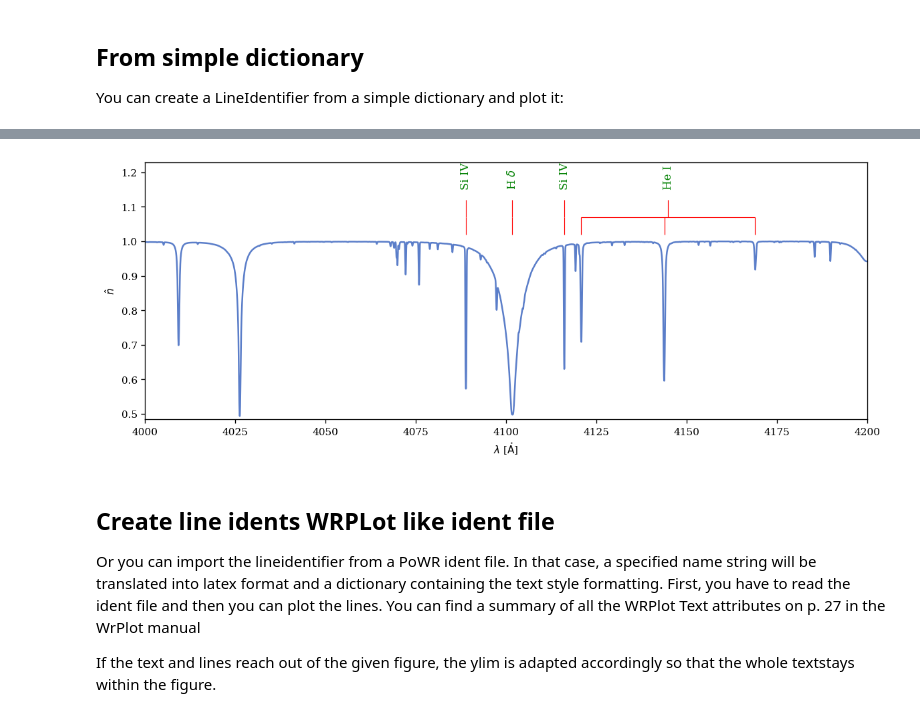
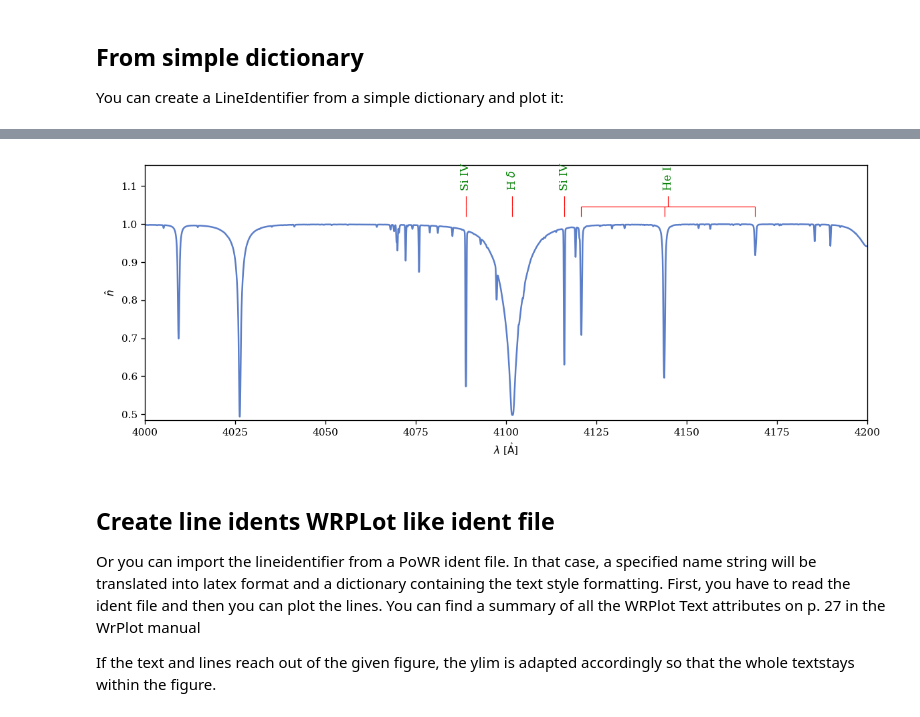
Before and after one commit to eschoesser/spyplotter, a Jupyter notebook: docs/spectrum.ipynb, the cells around one changed output, grey strips where cells are left out. Drawn from its saved outputs; the diff is of its cells as text; code cells hidden in the pictures.

```diff
--- a/docs/spectrum.ipynb
+++ b/docs/spectrum.ipynb
@@ -198,7 +203,7 @@ ax = spectrum_norm.plot(x_unit=u.AA,interval=[4000,4200]);
 line_info = {'He I':[[4120.8,4143.8,4168.97],[4471]],'Si IV':[[4088.8],[4116.1]],'H $\delta$':[4101.7]}
 
 li = LineIdentifier.from_dict(line_info)
-ax = li.plot(ax=ax,line_kwargs=line_kwargs,text_kwargs=text_kwargs,root=0.05,stem=0.05)
+ax = li.plot(ax=ax,line_kwargs=line_kwargs,text_kwargs=text_kwargs,root=0.05,stem=0.05,base_yoff=1)
 
 plt.tight_layout()
 # %% [output]
@@ -207,4 +212,4 @@ spyplotter.line_identification - WARNING - Text out of ylim, automatically adapt
-[figure, old version]
+[figure, new version]
 # %% [markdown]
 ## Create line idents WRPLot like ident file
 Or you can import the lineidentifier from a PoWR ident file. In that case, a specified name string will be translated into latex format and a dictionary containing the text style formatting.
```
Also changed, not shown: parts of 24 cells of this notebook, 14 other files.
